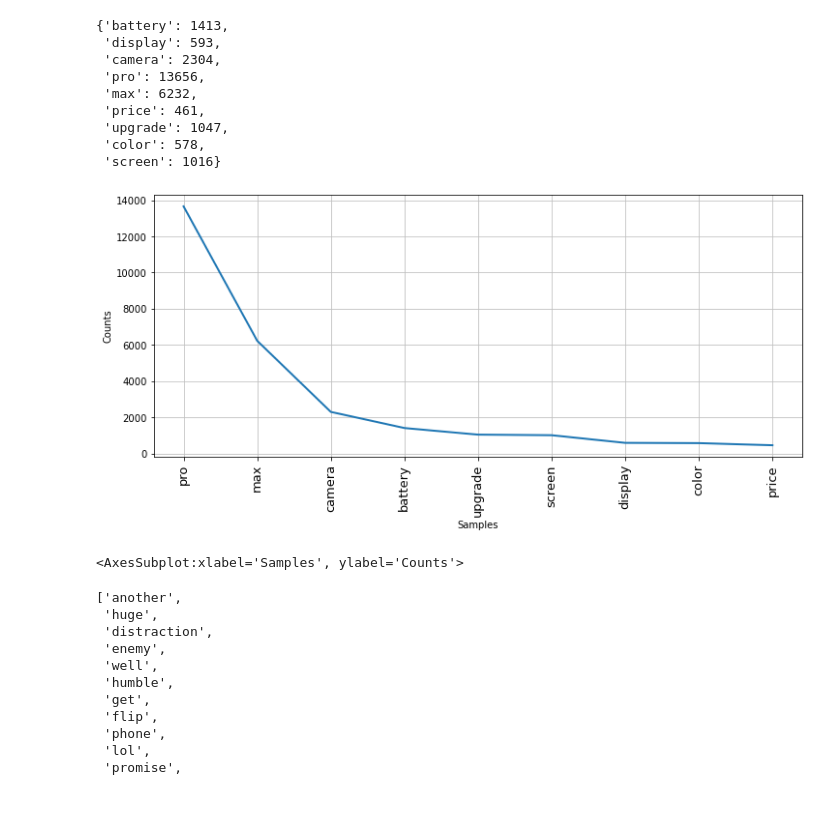
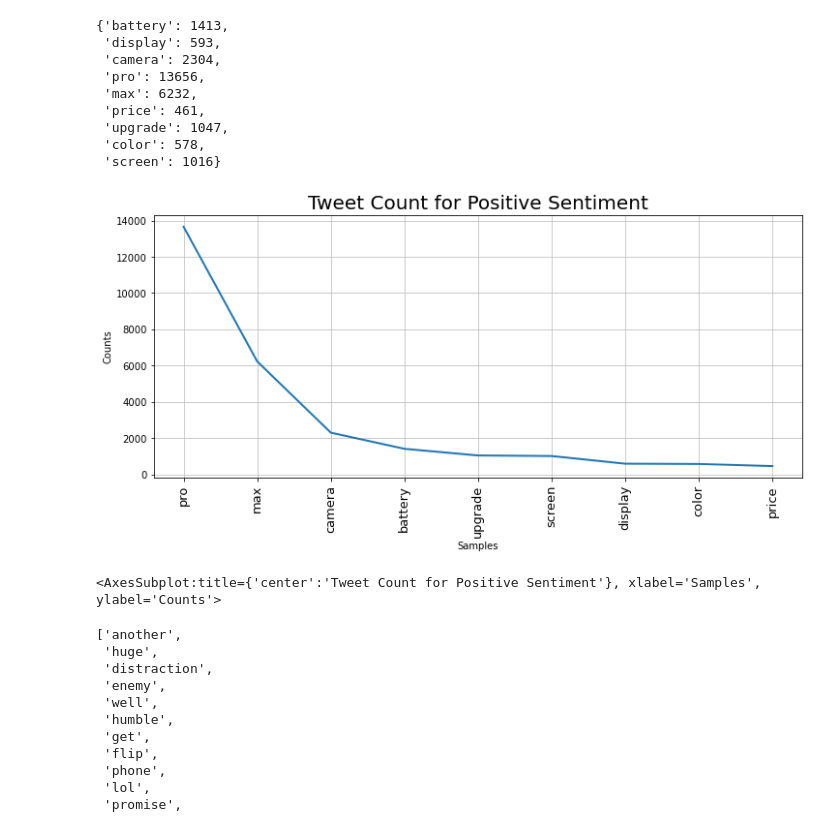
Before and after one commit to justinweible/iphone_13_analysis, a Jupyter notebook: Vader Sentiment.ipynb, the cells around one changed output. Saved outputs shown, nothing was run; the diff lists cells and outputs as text; code cells hidden in the pictures; blank space fills up the shorter version.

Commit message:
added images

```diff
--- a/Vader Sentiment.ipynb
+++ b/Vader Sentiment.ipynb
@@ -245,11 +248,12 @@ positive_output_dict_counts
 # %%
 plt.figure(figsize=(12,5))
 plt.xticks(fontsize=13, rotation=90)
+plt.title('Tweet Count for Positive Sentiment', fontsize=20)
 freq_dist = nltk.FreqDist(positive_output_dict_counts)
 freq_dist.plot(cumulative=False)
 # %% [output]
-[figure, old version]
+[figure, new version]
-<AxesSubplot:xlabel='Samples', ylabel='Counts'>
+<AxesSubplot:title={'center':'Tweet Count for Positive Sentiment'}, xlabel='Samples', ylabel='Counts'>
 # %%
 negative_words_string = ' '.join([tweet for tweet in negative_df.clean_tweet])
 negative_words_list = negative_words_string.split()
```
Also changed, not shown: parts of 5 cells of this notebook, 19 other files.
